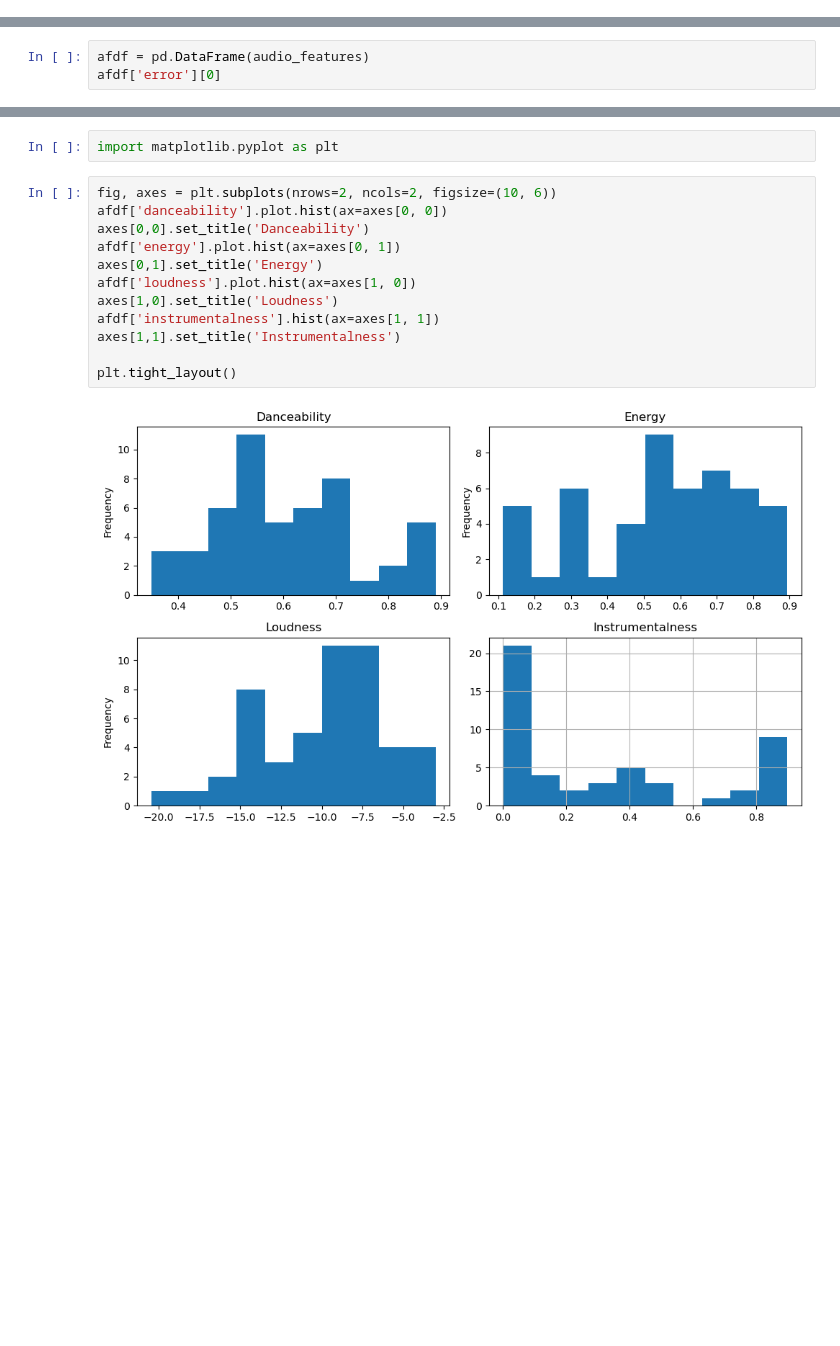
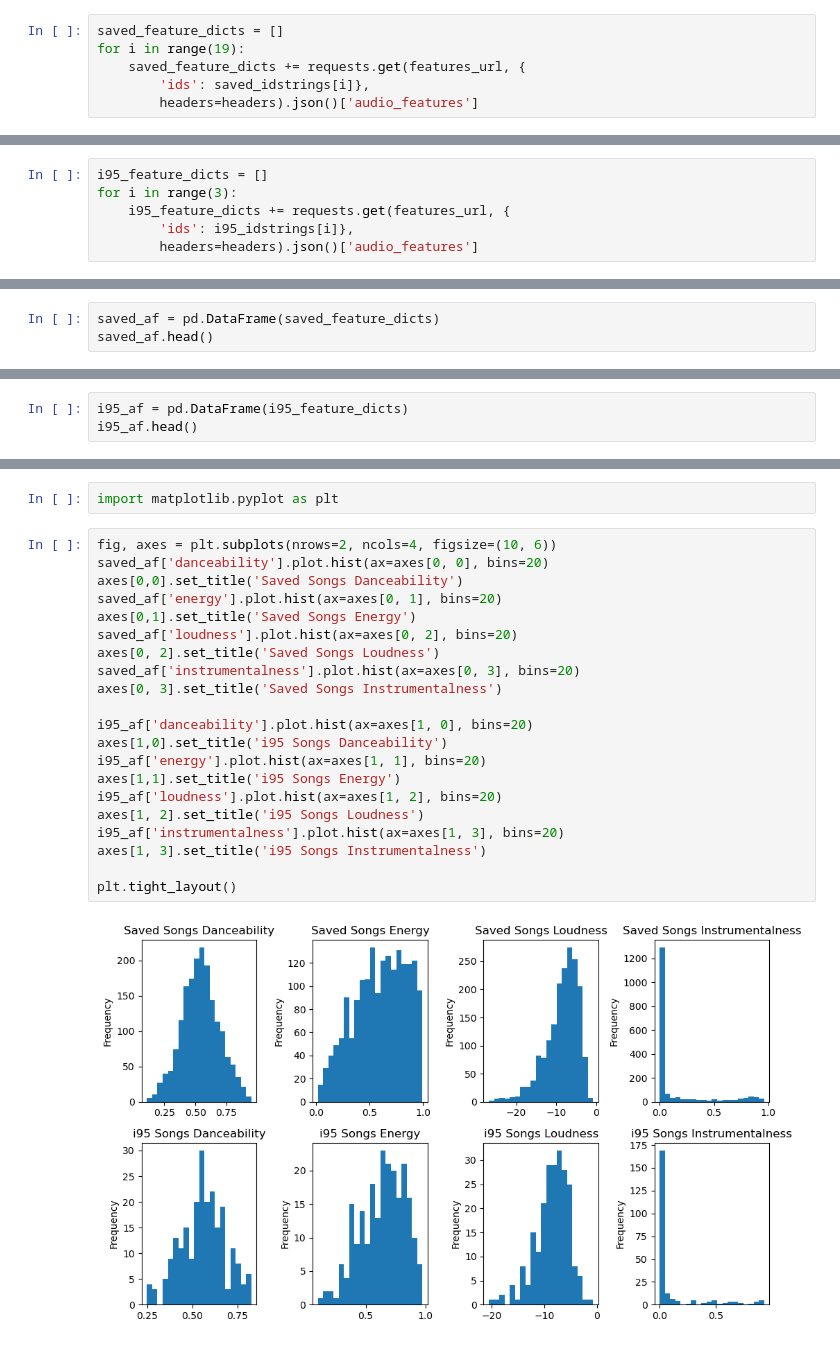
Before and after one commit to laurenlsun/spotify, a Jupyter notebook: github spotify version.ipynb, the cells around one changed output, grey strips where cells are left out. Drawn from its saved outputs; the diff is of its cells as text; blank space fills up the shorter version.

Commit message:
retrieve playlist songs and their features, analyze

```diff
--- a/github spotify version.ipynb
+++ b/github spotify version.ipynb
@@ -277,0 +302,6 @@ ConnectionError: HTTPSConnectionPool(host='api.spotify.com', port=443): Max retr
+# %%
+saved_feature_dicts = []
+for i in range(19):
+    saved_feature_dicts += requests.get(features_url, {
+        'ids': saved_idstrings[i]},
+        headers=headers).json()['audio_features']
@@ -277,0 +320,6 @@ ConnectionError: HTTPSConnectionPool(host='api.spotify.com', port=443): Max retr
+# %%
+i95_feature_dicts = []
+for i in range(3):
+    i95_feature_dicts += requests.get(features_url, {
+        'ids': i95_idstrings[i]},
+        headers=headers).json()['audio_features']
@@ -280,4 +338,4 @@ ConnectionError: HTTPSConnectionPool(host='api.spotify.com', port=443): Max retr
 # %%
-afdf = pd.DataFrame(audio_features)
-afdf['error'][0]
+saved_af = pd.DataFrame(saved_feature_dicts)
+saved_af.head()
 # %% [output]
@@ -286,0 +348,3 @@ afdf['error'][0]
+# %%
+i95_af = pd.DataFrame(i95_feature_dicts)
+i95_af.head()
@@ -287,16 +358,25 @@ afdf['error'][0]
 # %%
 import matplotlib.pyplot as plt
 # %%
-fig, axes = plt.subplots(nrows=2, ncols=2, figsize=(10, 6))
-afdf['danceability'].plot.hist(ax=axes[0, 0])
-axes[0,0].set_title('Danceability')
-afdf['energy'].plot.hist(ax=axes[0, 1])
-axes[0,1].set_title('Energy')
-afdf['loudness'].plot.hist(ax=axes[1, 0])
-axes[1,0].set_title('Loudness')
-afdf['instrumentalness'].hist(ax=axes[1, 1])
-axes[1,1].set_title('Instrumentalness')
+fig, axes = plt.subplots(nrows=2, ncols=4, figsize=(10, 6))
+saved_af['danceability'].plot.hist(ax=axes[0, 0], bins=20)
+axes[0,0].set_title('Saved Songs Danceability')
+saved_af['energy'].plot.hist(ax=axes[0, 1], bins=20)
+axes[0,1].set_title('Saved Songs Energy')
+saved_af['loudness'].plot.hist(ax=axes[0, 2], bins=20)
+axes[0, 2].set_title('Saved Songs Loudness')
+saved_af['instrumentalness'].plot.hist(ax=axes[0, 3], bins=20)
+axes[0, 3].set_title('Saved Songs Instrumentalness')
+
+i95_af['danceability'].plot.hist(ax=axes[1, 0], bins=20)
+axes[1,0].set_title('i95 Songs Danceability')
+i95_af['energy'].plot.hist(ax=axes[1, 1], bins=20)
+axes[1,1].set_title('i95 Songs Energy')
+i95_af['loudness'].plot.hist(ax=axes[1, 2], bins=20)
+axes[1, 2].set_title('i95 Songs Loudness')
+i95_af['instrumentalness'].plot.hist(ax=axes[1, 3], bins=20)
+axes[1, 3].set_title('i95 Songs Instrumentalness')
 
 plt.tight_layout()
 # %% [output]
-[figure, old version]
+[figure, new version]
```
Also changed, not shown: parts of 65 cells of this notebook.
